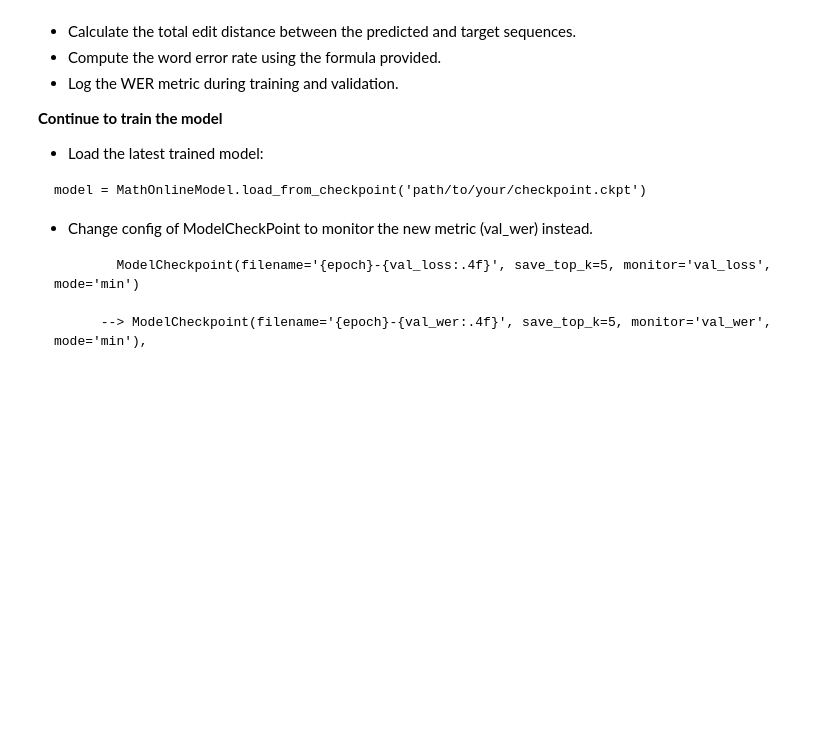
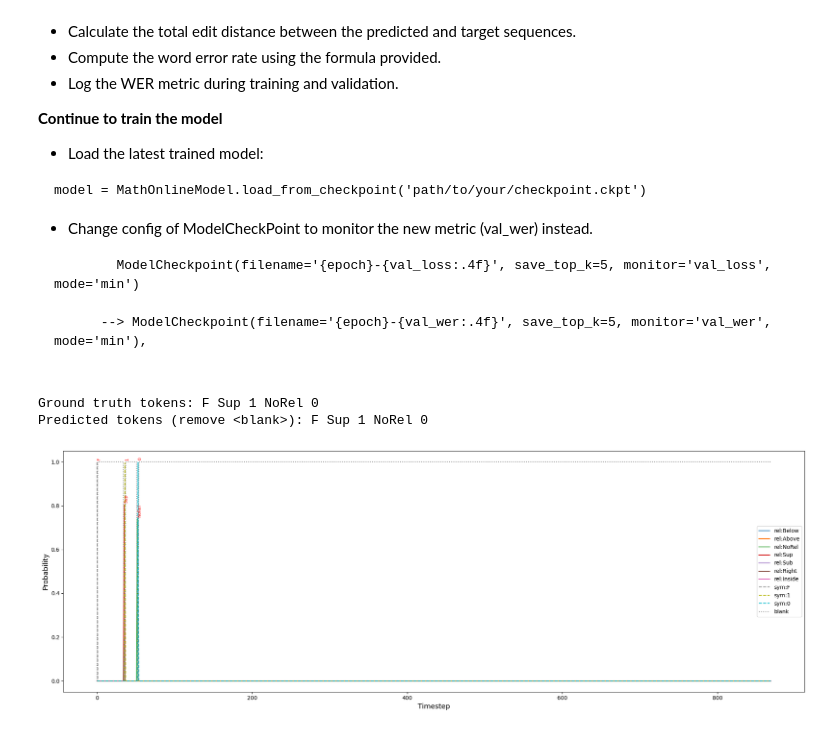
Before and after one commit to HoTrungQuan2004/Introduction-to-Data-Science-and-AI, a Jupyter notebook: Assignment_HME_recognition_ColabVersion.ipynb, the cells around one changed output. Cells and saved outputs as stored; diff of their text form; code cells hidden in the pictures; blank space fills up the shorter version.

````diff
--- a/Assignment_HME_recognition_ColabVersion.ipynb
+++ b/Assignment_HME_recognition_ColabVersion.ipynb
@@ -1375,6 +1356,80 @@ model = MathOnlineModel.load_from_checkpoint('path/to/your/checkpoint.ckpt')
       --> ModelCheckpoint(filename='{epoch}-{val_wer:.4f}', save_top_k=5, monitor='val_wer', mode='min'),
 
 ```
+# %%
+# Bonus 3
+
+datamodule = InkmlDataset_PL(
+    root_dir="/content/dataset/crohme2019",
+    train_data='/content/dataset/crohme2019_train.txt',
+    val_data='/content/dataset/crohme2019_valid.txt',
+    test_data='/content/dataset/crohme2019_test.txt',
+    vocab_file="vocab.json",
+    batch_size=32,
+    workers=4,
+)
+datamodule.setup()
+val_loader = datamodule.val_dataloader()
+
+batch = next(iter(val_loader))
+x, y, x_lens, y_lens, pen_down = batch
+min_len_idx = x_lens.argmin().item()
+
+model.eval()
+with torch.no_grad():
+    out = model(x)
+    # Đảm bảo shape là [batch, seq_len, num_class]
+    if out.shape[0] == x.shape[1]:
+        out = out.permute(1, 0, 2)
+    logits = out[min_len_idx]  # chọn sample ngắn nhất
+
+probs = F.softmax(logits, dim=-1).cpu().numpy()  # [seq_len, num_class]
+
+pred_indices = probs.argmax(axis=-1)
+pred_tokens = [datamodule.vocab.idx2char[idx] for idx in pred_indices]
+prediction = [tok for tok in pred_tokens if tok != "<blank>"]
+
+gt_indices = y[min_len_idx][:y_lens[min_len_idx]].cpu().numpy()
+gt_tokens = [datamodule.vocab.idx2char[idx] for idx in gt_indices]
+print("Ground truth tokens:", " ".join(gt_tokens))
+print("Predicted tokens (remove <blank>):", " ".join(prediction))
+
+RELATIONS = {"Right", "Above", "Below", "Sup", "Sub", "Inside", "NoRel"}
+relation_names = [r for r in RELATIONS if r in datamodule.vocab.char2idx]
+relation_indices = [datamodule.vocab.char2idx[r] for r in relation_names]
+
+# Vẽ symbol thực tế xuất hiện trong ground truth
+symbols_in_gt = [s for s in gt_tokens if s not in RELATIONS and s != "<blank>"]
+symbols_in_gt = list(dict.fromkeys(symbols_in_gt))  # remove duplicates
+symbol_indices = [datamodule.vocab.char2idx[s] for s in symbols_in_gt if s in datamodule.vocab.char2idx]
+
+timesteps = np.arange(probs.shape[0])
+plt.figure(figsize=(20, 7))
+for i, rel_idx in enumerate(relation_indices):
+    plt.plot(timesteps, probs[:, rel_idx], label=f"rel:{relation_names[i]}")
+for i, sym_idx in enumerate(symbol_indices):
+    plt.plot(timesteps, probs[:, sym_idx], linestyle="--", label=f"sym:{symbols_in_gt[i]}")
+
+# Vẽ xác suất <blank>
+blank_idx = datamodule.vocab.char2idx["<blank>"]
+plt.plot(timesteps, probs[:, blank_idx], linestyle=":", color="gray", label="blank")
+
+# Annotate token model predict lên từng timestep (không phải <blank>)
+for t, tok in enumerate(pred_tokens):
+    if tok != "<blank>":
+        plt.text(t, 1.01 * probs[t].max(), tok, rotation=90, va='bottom', color='red', fontsize=8)
+
+# plt.title("Softmax probability by timestep (relations, ground truth symbols, blank & predicted tokens)", fontsize=15)
+plt.xlabel("Timestep", fontsize=13)
+plt.ylabel("Probability", fontsize=13)
+plt.legend()
+plt.tight_layout()
+# plt.xlim(0, min(200, len(timesteps)))  # zoom vào đoạn đầu cho dễ nhìn
+plt.show()
+# %% [output]
+Ground truth tokens: F Sup 1 NoRel 0
+Predicted tokens (remove <blank>): F Sup 1 NoRel 0
+[figure, added]
 # %% [markdown]
 ## **BONUS TASKS**
 
````
Also changed, not shown: parts of 3 cells of this notebook.
